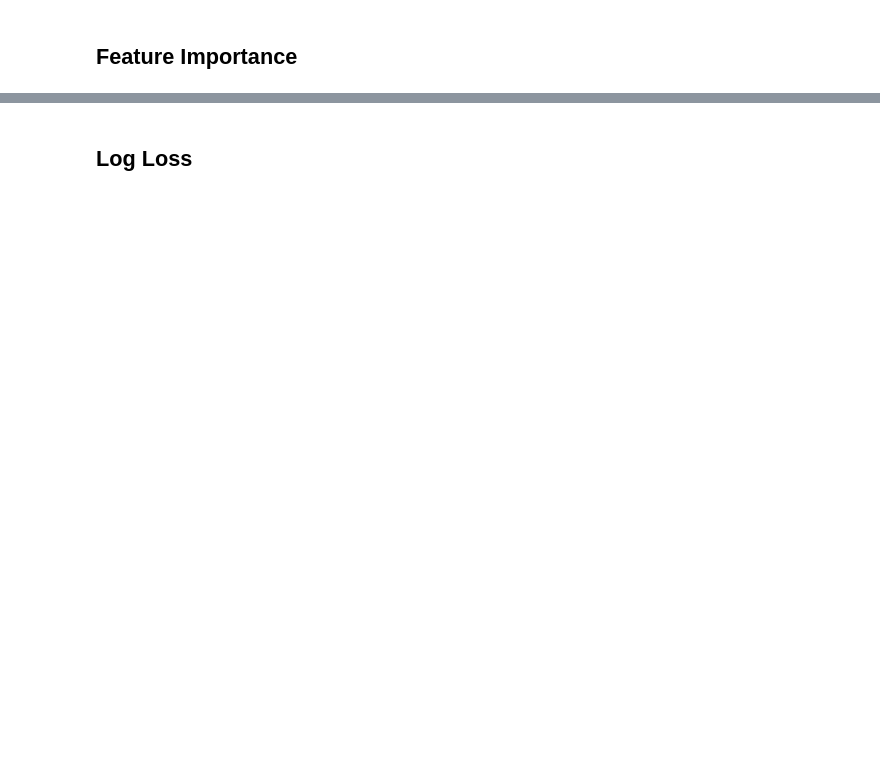
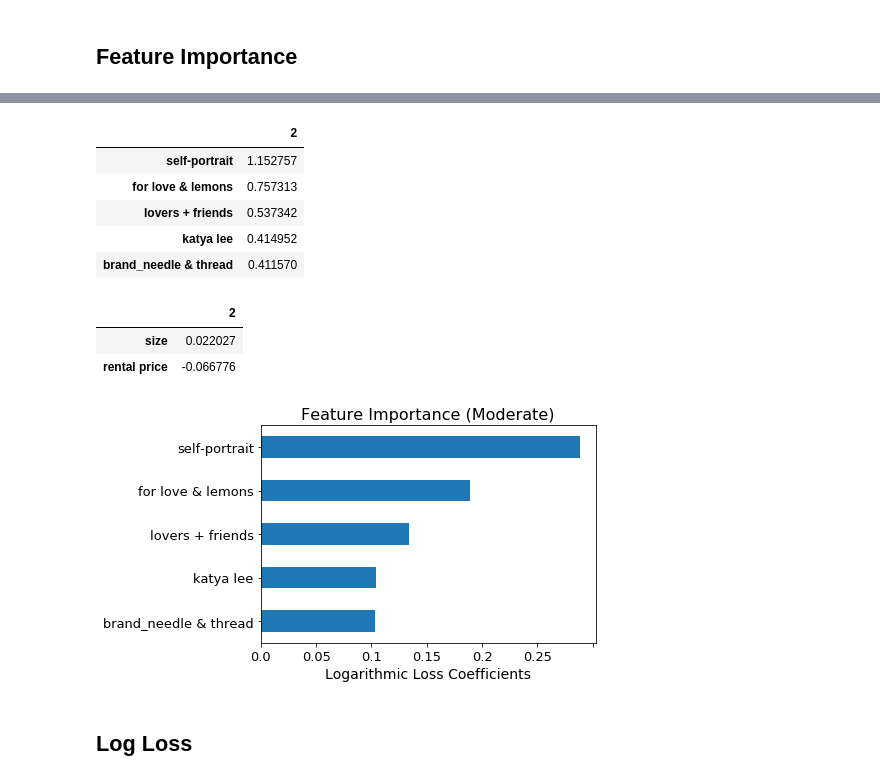
Before and after one commit to ecampana/borrow-my-style, a Jupyter notebook: model-performance.ipynb, the cells around one changed output, grey strips where cells are left out. Cells and saved outputs as stored; diff of their text form; code cells hidden in the pictures; blank space fills up the shorter version.

```diff
--- a/model-performance.ipynb
+++ b/model-performance.ipynb
@@ -727,34 +750,45 @@ reference_class_log = log_coeff.iloc[[reference_class]]\
                                .rename(index={reference_class: pos_class})
 
 k_class_log = (pos_class_log - reference_class_log)\
               .sort_values(by=[pos_class], axis=1,
                            ascending=False).transpose()
 
 k_class = k_class_log.rename({'brand_self-portrait': 'self-portrait',
                               'brand_for love & lemons': 'for love & lemons',
                               'brand_lovers + friends': 'lovers + friends',
                               'brand_katya lee': 'katya lee',
                               'brand_jill stuart': 'jill stuart',
-                              'rent_per_week': 'rental price'})
+                              'rental_price': 'rental price'})
 
 ax = k_class.head(top_n).plot(kind='barh')
 
 plt.title('Feature Importance (Moderate)', fontsize=16)
 
 plt.xlabel('Logarithmic Loss Coefficients', fontsize=14)
 
 plt.gca().invert_yaxis()
 
 rng = [float(x)/100 for x in range(0, 30, 5)]
 
 ax.set_xticklabels(rng, rotation=0, fontsize=13)
 ax.set_yticklabels(k_class.index, rotation=0, fontsize=13)
 
 ax.legend_.remove()
 
 display(k_class.head(top_n))
 
 display(k_class.loc[['size', 'rental price'], :])
+# %% [output]
+|  | 2 |
+| self-portrait | 1.152757 |
+| for love & lemons | 0.757313 |
+| lovers + friends | 0.537342 |
+| katya lee | 0.414952 |
+| brand_needle & thread | 0.411570 |
+|  | 2 |
+| size | 0.022027 |
+| rental price | -0.066776 |
+[figure, added]
 # %% [markdown]
 ## Log Loss
 # %%
```
Also changed, not shown: parts of 20 cells of this notebook, 1 other file.
